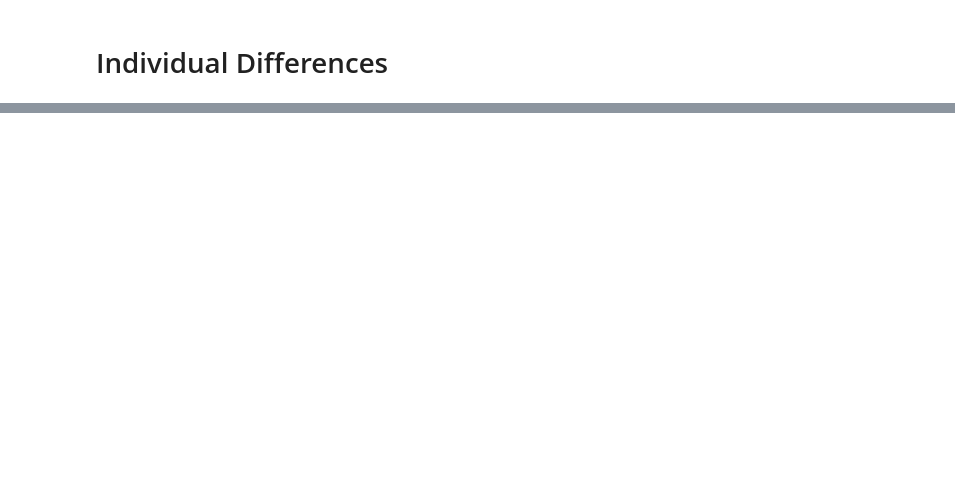
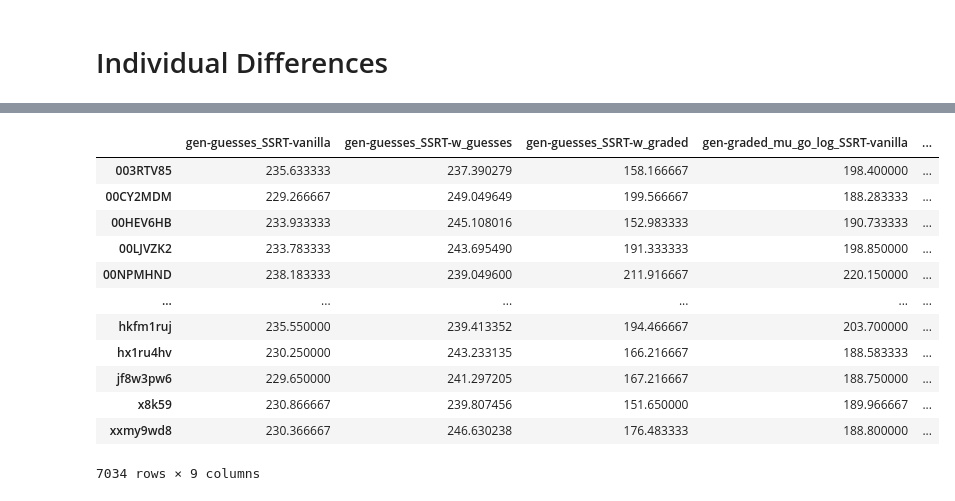
Before and after one commit to henrymj/ABCD_simulations, a Jupyter notebook: generate_results.ipynb, the cells around one changed output, grey strips where cells are left out. Cells and saved outputs as stored; diff of their text form; code cells hidden in the pictures; blank space fills up the shorter version.

```diff
--- a/generate_results.ipynb
+++ b/generate_results.ipynb
@@ -139,6 +135,6 @@ ABCD_SSD_dists
 # %%
 indiv_SSRTs = pd.DataFrame()
-for file in [i for i in glob('ssrt_metrics/indiv_*.csv') if 'linear' not in i]:
+for file in [i for i in glob('ssrt_metrics/*.csv') if 'linear' not in i]:
     data =  pd.read_csv(file, index_col=0)
 
 #     if 'graded' in file:
@@ -146,7 +142,7 @@ for file in [i for i in glob('ssrt_metrics/indiv_*.csv') if 'linear' not in i]:
 #     else:
 #         data.loc[data.SSD==0, 'SSRT_w_graded'] = data.loc[data.SSD==50.0, 'SSRT_w_graded'].values
 
-    gen_str = file.split('indiv_')[-1].replace('.csv', '')
+    gen_str = file.split('/')[-1].replace('.csv', '')
     indiv_ssrt_df = pd.DataFrame(np.nan, index=ABCD_SSD_dists.NARGUID.unique(), columns=['vanilla', 'w_guesses', 'w_graded'])
     for sub in ABCD_SSD_dists.NARGUID.unique():
         curr_sub = ABCD_SSD_dists.query("NARGUID=='%s'" % sub)
@@ -156,6 +152,22 @@ for file in [i for i in glob('ssrt_metrics/indiv_*.csv') if 'linear' not in i]:
             weight = curr_sub.loc[curr_sub.SSDDur==SSD, 'proportion'].values
             indiv_ssrt_df.loc[sub, :] +=  ssd_SSRTs * weight
     indiv_SSRTs = pd.concat([indiv_SSRTs, indiv_ssrt_df.add_prefix('gen-%s_SSRT-' % gen_str)], 1)
+# %%
+indiv_SSRTs
+# %% [output]
+|  | gen-guesses_SSRT-vanilla | gen-guesses_SSRT-w_guesses | gen-guesses_SSRT-w_graded | gen-graded_mu_go_log_SSRT-vanilla | ... |
+| 003RTV85 | 235.633333 | 237.390279 | 158.166667 | 198.400000 | ... |
+| 00CY2MDM | 229.266667 | 249.049649 | 199.566667 | 188.283333 | ... |
+| 00HEV6HB | 233.933333 | 245.108016 | 152.983333 | 190.733333 | ... |
+| 00LJVZK2 | 233.783333 | 243.695490 | 191.333333 | 198.850000 | ... |
+| 00NPMHND | 238.183333 | 239.049600 | 211.916667 | 220.150000 | ... |
+| ... | ... | ... | ... | ... | ... |
+| hkfm1ruj | 235.550000 | 239.413352 | 194.466667 | 203.700000 | ... |
+| hx1ru4hv | 230.250000 | 243.233135 | 166.216667 | 188.583333 | ... |
+| jf8w3pw6 | 229.650000 | 241.297205 | 167.216667 | 188.750000 | ... |
+| x8k59 | 230.866667 | 239.807456 | 151.650000 | 189.966667 | ... |
+| xxmy9wd8 | 230.366667 | 246.630238 | 176.483333 | 188.800000 | ... |
+7034 rows × 9 columns
 # %%
 indiv_SSRTs.to_csv('outputs/ABCD_weighted_SSRTs.csv')
 indiv_SSRTs
```
Also changed, not shown: parts of 13 cells of this notebook, 7 other files.
